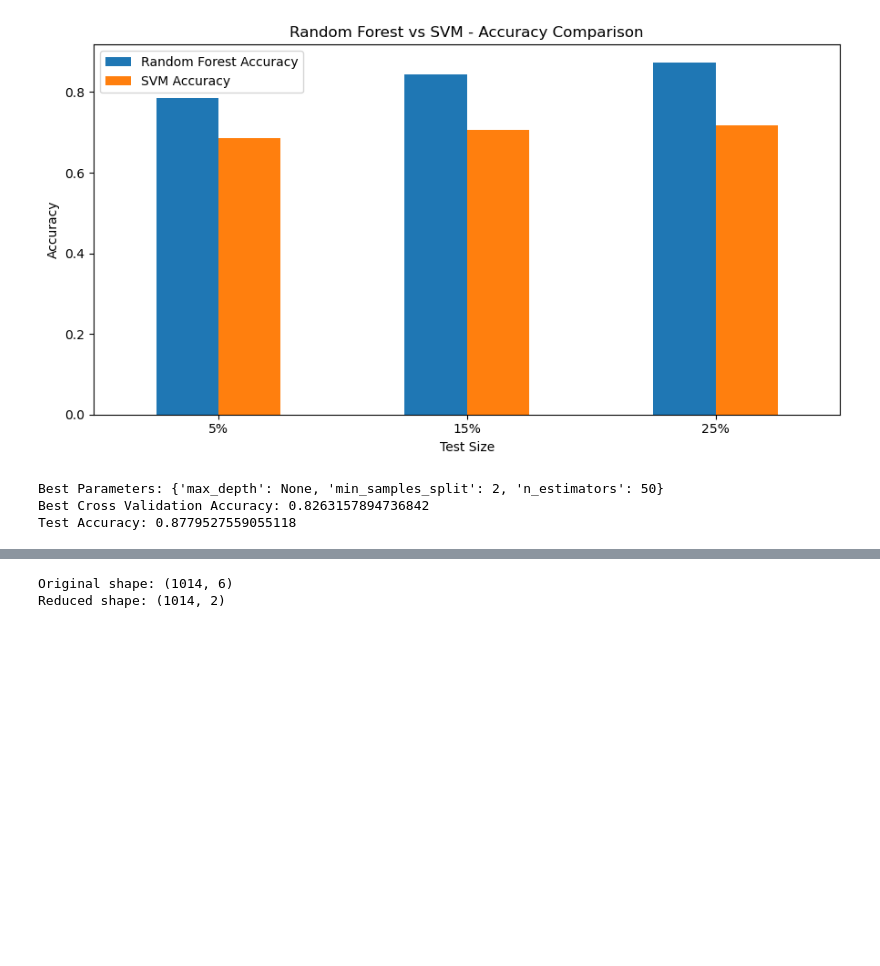
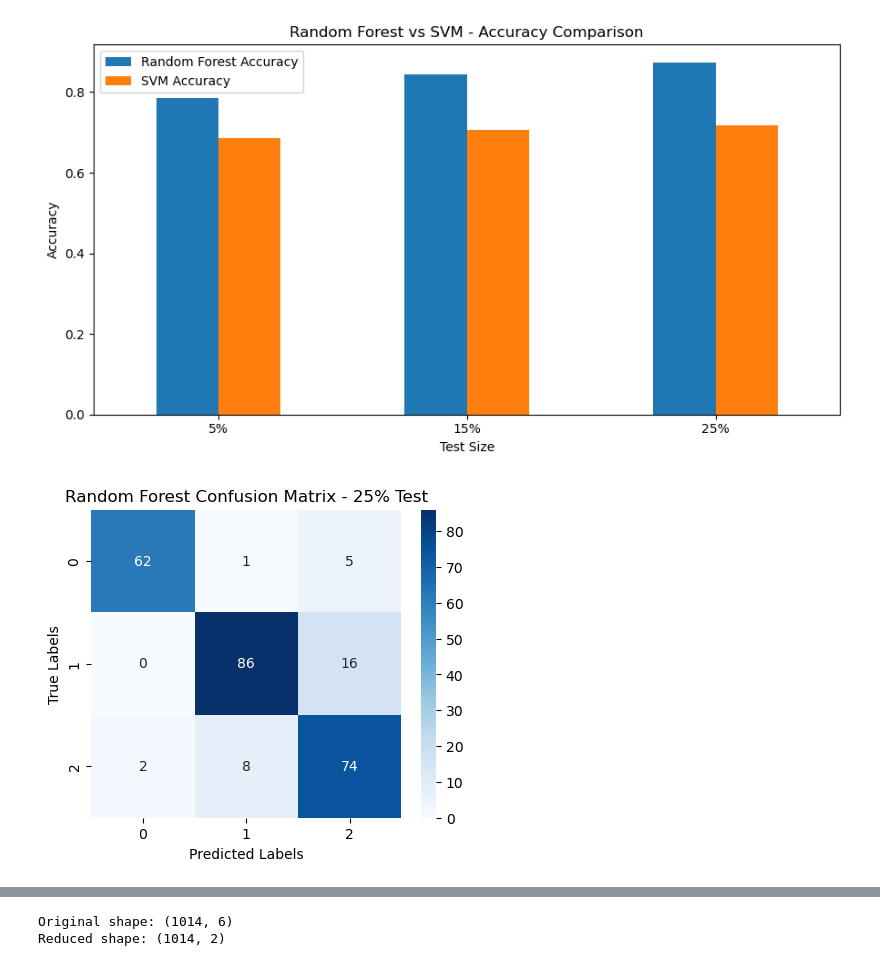
Before and after one commit to 2026558-lab/Machine-Learning, a Jupyter notebook: Project Machine Learning.ipynb, the cells around one changed output, grey strips where cells are left out. Cells and saved outputs as stored; diff of their text form; code cells hidden in the pictures; blank space fills up the shorter version.

```diff
--- a/Project Machine Learning.ipynb
+++ b/Project Machine Learning.ipynb
@@ -310,33 +310,15 @@ plt.show()
 # %% [output]
 [figure]
 # %%
-#  Define Parameter Grid - Random Forest
-from sklearn.model_selection import GridSearchCV
+# Random Forest Confusion Matrix
+cm_rf = confusion_matrix(y_test, rf_pred)
 
-rf = RandomForestClassifier(random_state=42)
+plt.figure(figsize=(5, 4))
+sns.heatmap(cm_rf, annot=True, fmt='d', cmap='Blues')
 
-param_grid_rf = {
-    "n_estimators": [50, 100, 200],
-    "max_depth": [None, 5, 10],
-    "min_samples_split": [2, 5]
-}
-
-grid_rf = GridSearchCV(
-    rf,
-    param_grid_rf,
-    cv=5,
-    scoring="accuracy"
-)
-
-grid_rf.fit(X_train, y_train)
-
-print("Best Parameters:", grid_rf.best_params_)
-print("Best Cross Validation Accuracy:", grid_rf.best_score_)
-
-rf_predictions = grid_rf.predict(X_test)
-
-print("Test Accuracy:", accuracy_score(y_test, rf_predictions))
+plt.title('Random Forest Confusion Matrix - 25% Test')
+plt.xlabel('Predicted Labels')
+plt.ylabel('True Labels')
+plt.show()
 # %% [output]
-Best Parameters: {'max_depth': None, 'min_samples_split': 2, 'n_estimators': 50}
-Best Cross Validation Accuracy: 0.8263157894736842
-Test Accuracy: 0.8779527559055118
+[figure, added]
```
Also changed, not shown: parts of 8 cells of this notebook.
